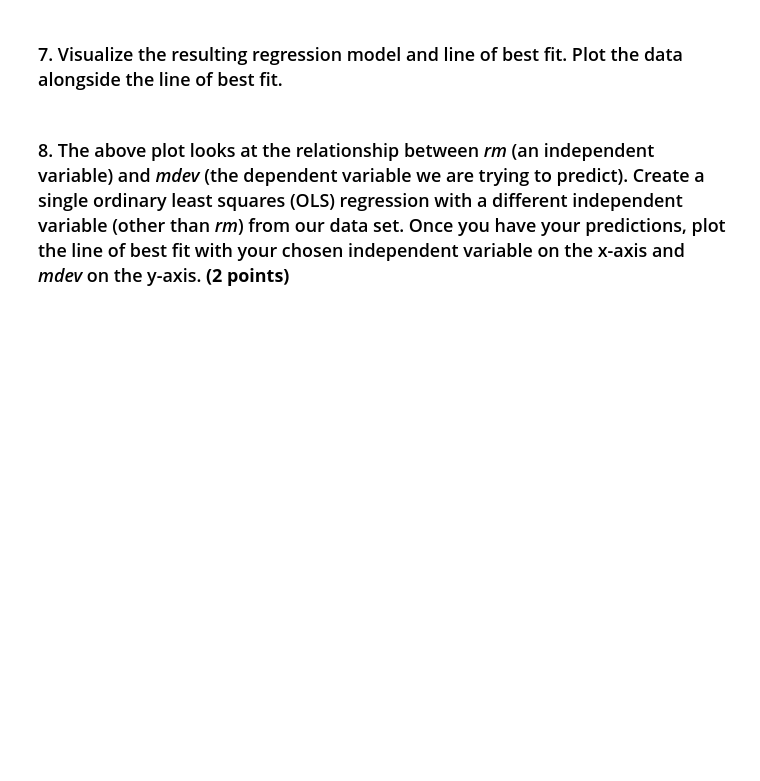
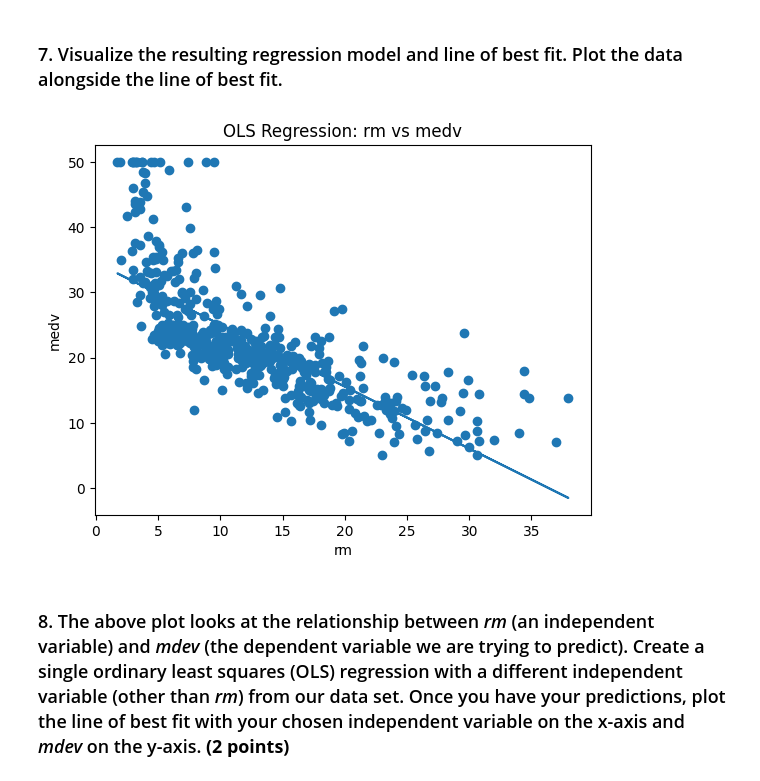
Before and after one commit to james-torgerson/DS_3025_project_2, a Jupyter notebook: project2_studentcopy.ipynb, the cells around one changed output. Saved outputs shown, nothing was run; the diff lists cells and outputs as text; code cells hidden in the pictures; blank space fills up the shorter version.

```diff
--- a/project2_studentcopy.ipynb
+++ b/project2_studentcopy.ipynb
@@ -381,5 +381,23 @@ print(SSE)
 **Answer:** Since the SSE is the sum of squared errors, and we want to reduce our model's error as much as possible, we want the SSE to be as low as possible. So, a larger SSE corresponds to a worse-fitting model and a smaller SSE corresponds to a better-fitting model.
 # %% [markdown]
 ### 7. Visualize the resulting regression model and line of best fit. Plot the data alongside the line of best fit.
+# %%
+# Scatter plot of the data
+plt.scatter(x, y)
+
+# Predicted values from the regression
+y_hat = betas[0] + betas[1] * x
+
+# Plot regression line
+plt.plot(x, y_hat)
+
+# Labels
+plt.xlabel("rm")
+plt.ylabel("medv")
+plt.title("OLS Regression: rm vs medv")
+
+plt.show()
+# %% [output]
+[figure, added]
 # %% [markdown]
 ### 8. The above plot looks at the relationship between *rm* (an independent variable) and *mdev* (the dependent variable we are trying to predict). Create a single ordinary least squares (OLS) regression with a different independent variable (other than *rm*) from our data set. Once you have your predictions, plot the line of best fit with your chosen independent variable on the x-axis and *mdev* on the y-axis. **(2 points)**
```
Also changed, not shown: parts of 12 cells of this notebook.
